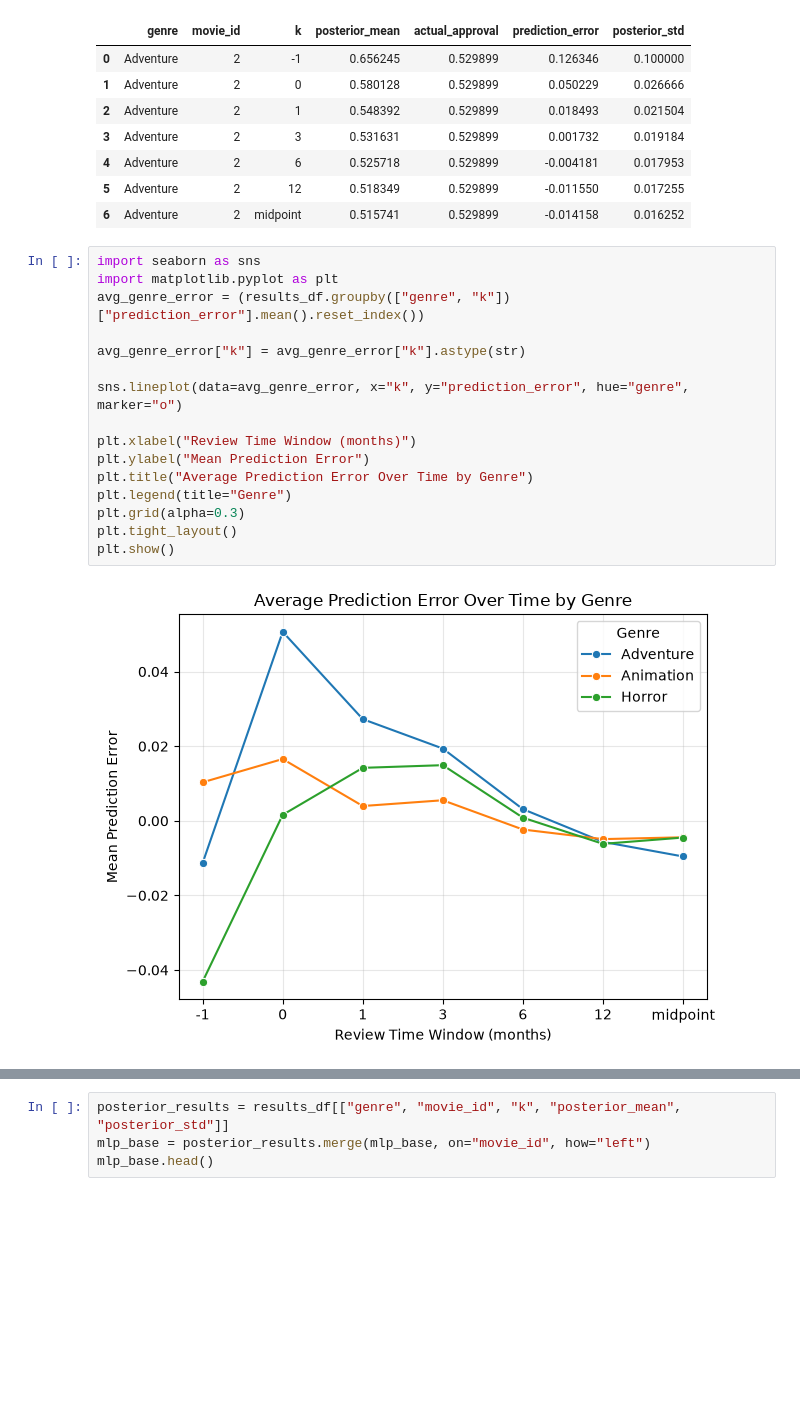
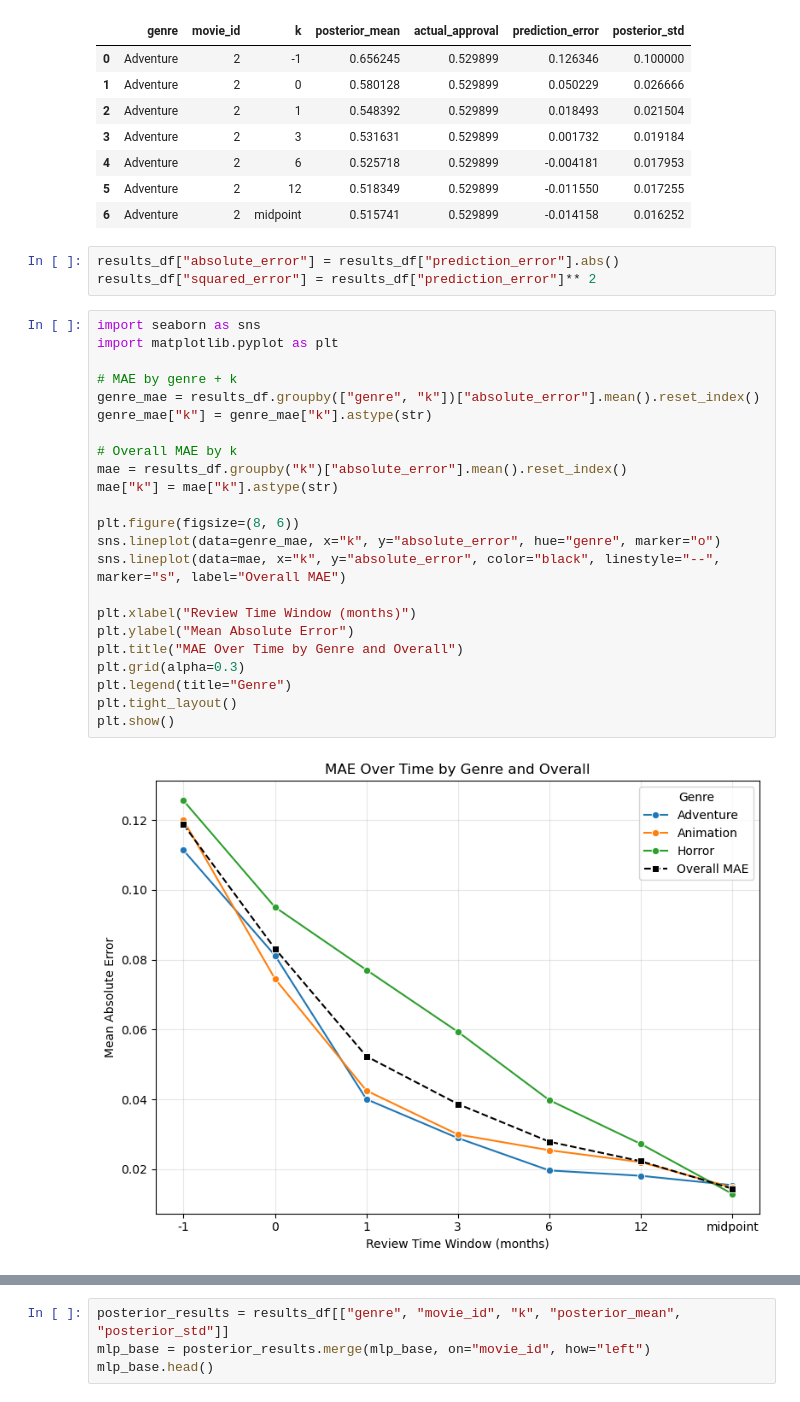
Before and after one commit to angml/ML2_Project, a Jupyter notebook: project_file_bayesian.ipynb, the cells around one changed output, grey strips where cells are left out. Cells and saved outputs as stored; diff of their text form; blank space fills up the shorter version.

```diff
--- a/project_file_bayesian.ipynb
+++ b/project_file_bayesian.ipynb
@@ -393,21 +393,31 @@ results_df[["genre", "movie_id", "k", "posterior_mean", "actual_approval", "pred
 | 4 | Adventure | 2 | 6 | 0.525718 | 0.529899 | -0.004181 | 0.017953 |
 | 5 | Adventure | 2 | 12 | 0.518349 | 0.529899 | -0.011550 | 0.017255 |
 | 6 | Adventure | 2 | midpoint | 0.515741 | 0.529899 | -0.014158 | 0.016252 |
+# %%
+results_df["absolute_error"] = results_df["prediction_error"].abs()
+results_df["squared_error"] = results_df["prediction_error"]** 2
 # %%
 import seaborn as sns
 import matplotlib.pyplot as plt
-avg_genre_error = (results_df.groupby(["genre", "k"])["prediction_error"].mean().reset_index())
 
-avg_genre_error["k"] = avg_genre_error["k"].astype(str)
+# MAE by genre + k
+genre_mae = results_df.groupby(["genre", "k"])["absolute_error"].mean().reset_index()
+genre_mae["k"] = genre_mae["k"].astype(str)
 
-sns.lineplot(data=avg_genre_error, x="k", y="prediction_error", hue="genre", marker="o")
+# Overall MAE by k
+mae = results_df.groupby("k")["absolute_error"].mean().reset_index()
+mae["k"] = mae["k"].astype(str)
+
+plt.figure(figsize=(8, 6))
+sns.lineplot(data=genre_mae, x="k", y="absolute_error", hue="genre", marker="o")
+sns.lineplot(data=mae, x="k", y="absolute_error", color="black", linestyle="--", marker="s", label="Overall MAE")
 
 plt.xlabel("Review Time Window (months)")
-plt.ylabel("Mean Prediction Error")
-plt.title("Average Prediction Error Over Time by Genre")
+plt.ylabel("Mean Absolute Error")
+plt.title("MAE Over Time by Genre and Overall")
+plt.grid(alpha=0.3)
 plt.legend(title="Genre")
-plt.grid(alpha=0.3)
 plt.tight_layout()
 plt.show()
 # %% [output]
-[figure, old version]
+[figure, new version]
```
Also changed, not shown: parts of 5 cells of this notebook.
